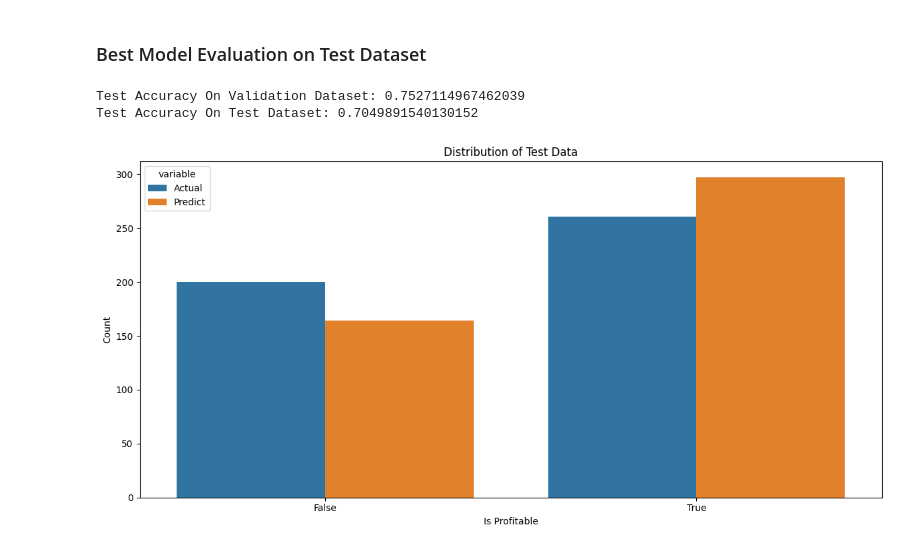
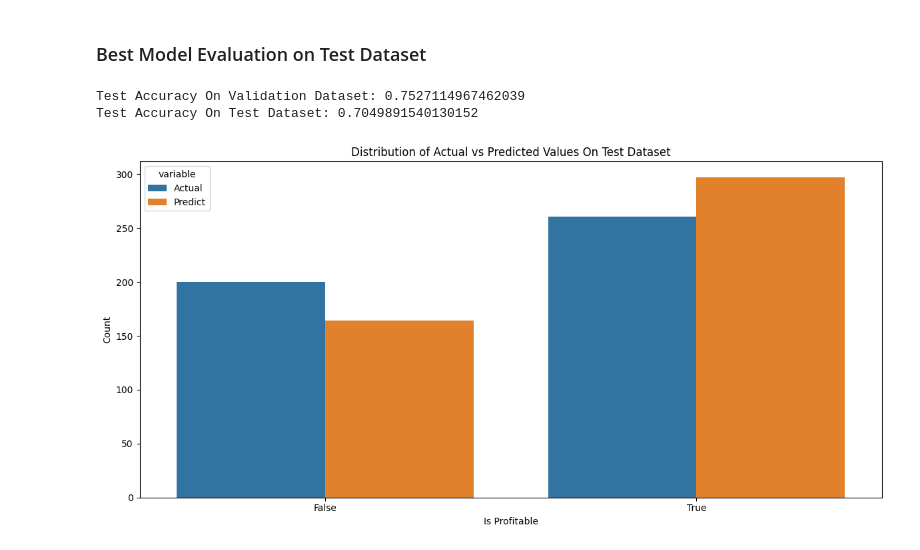
Before and after one commit to minhnhat-nguyen/HCMUS-Movie-Analytics, a Jupyter notebook: notebook/Model sucess predictor.ipynb, the cells around one changed output. Cells and saved outputs as stored; diff of their text form; code cells hidden in the pictures.

```diff
--- a/notebook/Model sucess predictor.ipynb
+++ b/notebook/Model sucess predictor.ipynb
@@ -279,24 +269,24 @@ Pipeline(steps=[('scaler', StandardScaler()),
 # %%
 pred_y_test = best_pipeline.predict(test_X)
 pred_y_valid = best_pipeline.predict(valid_X)
 accuracy_valid = accuracy_score(valid_y, pred_y_valid)
 accuracy_test = accuracy_score(test_y, pred_y_test)
 print("Test Accuracy On Validation Dataset:", accuracy_valid)
 print("Test Accuracy On Test Dataset:", accuracy_test)
 
 plt.figure(figsize=(12, 6))
 sns.countplot(data=pd.melt(pd.DataFrame({
     'Actual': test_y,
     'Predict': pred_y_test
 })), x='value', hue='variable')
 
-plt.title('Distribution of Test Data')
+plt.title('Distribution of Actual vs Predicted Values On Test Dataset')
 plt.xlabel('Is Profitable')
 plt.ylabel('Count')
 
 plt.tight_layout()
 plt.show()
 # %% [output]
 Test Accuracy On Validation Dataset: 0.7527114967462039
 Test Accuracy On Test Dataset: 0.7049891540130152
-[figure, old version]
+[figure, new version]
```
Also changed, not shown: parts of 1 cell of this notebook, 1 other file.
